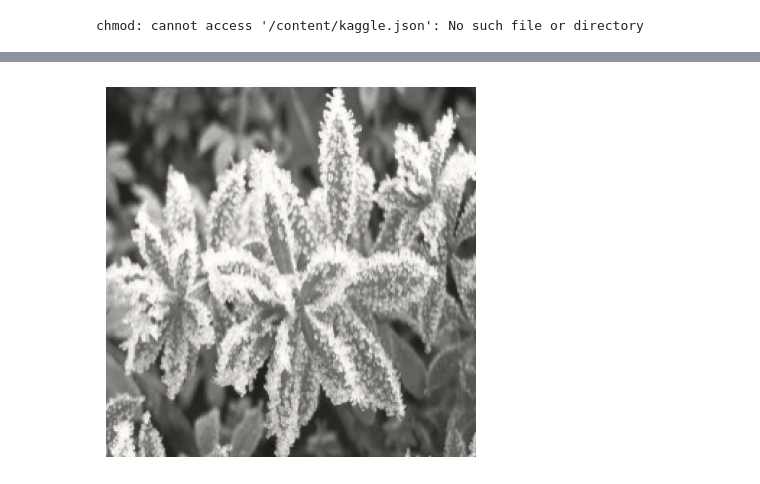
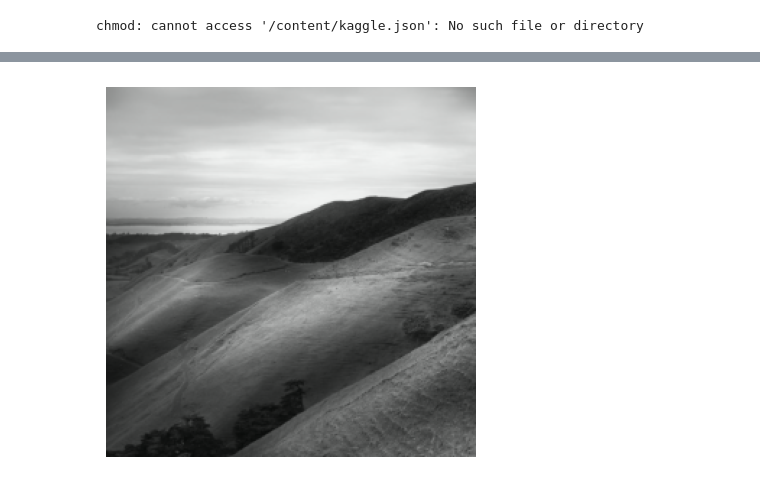
Before and after one commit to Bhimsendabby/ImageColorization, a Jupyter notebook: ImageColorizationUsingAutoEncoder.ipynb, the cells around one changed output, grey strips where cells are left out. Drawn from its saved outputs; the diff is of its cells as text; code cells hidden in the pictures.

```diff
--- a/ImageColorizationUsingAutoEncoder.ipynb
+++ b/ImageColorizationUsingAutoEncoder.ipynb
@@ -196,0 +141,5 @@ print(Y_2.shape)
+# %%
+X = np.array(X)
+Y = np.array(y)
+# %%
+X_train = X.reshape(X.shape+(1,))
@@ -278,11 +212,8 @@ model.add(Conv2D(64, (3,3), activation='relu', padding='same'))
 model.add(UpSampling2D((2, 2)))
 model.add(Conv2D(32, (3,3), activation='relu', padding='same'))
 model.add(Conv2D(16, (3,3), activation='relu', padding='same'))
-model.add(Conv2D(2, (3, 3), activation='tanh', padding='same'))
+model.add(Conv2D(2, (3, 3), activation=LeakyReLU(alpha=0.01), padding='same'))
 model.add(UpSampling2D((2, 2)))
 model.compile(optimizer='adam', loss='mse' , metrics=['accuracy'])
 model.summary()
-
-
-model.fit(X_2,Y_2,validation_split=0.1, epochs=20, batch_size=16)
 # %% [output]
@@ -330,7 +237,9 @@ Epoch 20/20
+# %%
+model.fit(X_train,Y,validation_split=0.1, epochs=30, batch_size=32, steps_per_epoch=X_train.shape[0]//32, verbose=1)
 # %%
 img1_color=[]
 
-img1=img_to_array(load_img('/content/dataset/frost/3600.jpg'))
+img1=img_to_array(load_img('/content/00000000.jpg'))
 img1 = resize(img1 ,(256,256))
 img1_color.append(img1)
 
@@ -355 +263 @@ WARNING:tensorflow:5 out of the last 8 calls to <function Model.make_predict_fun
-[figure, old version]
+[figure, new version]
```
Also changed, not shown: parts of 25 cells of this notebook.
